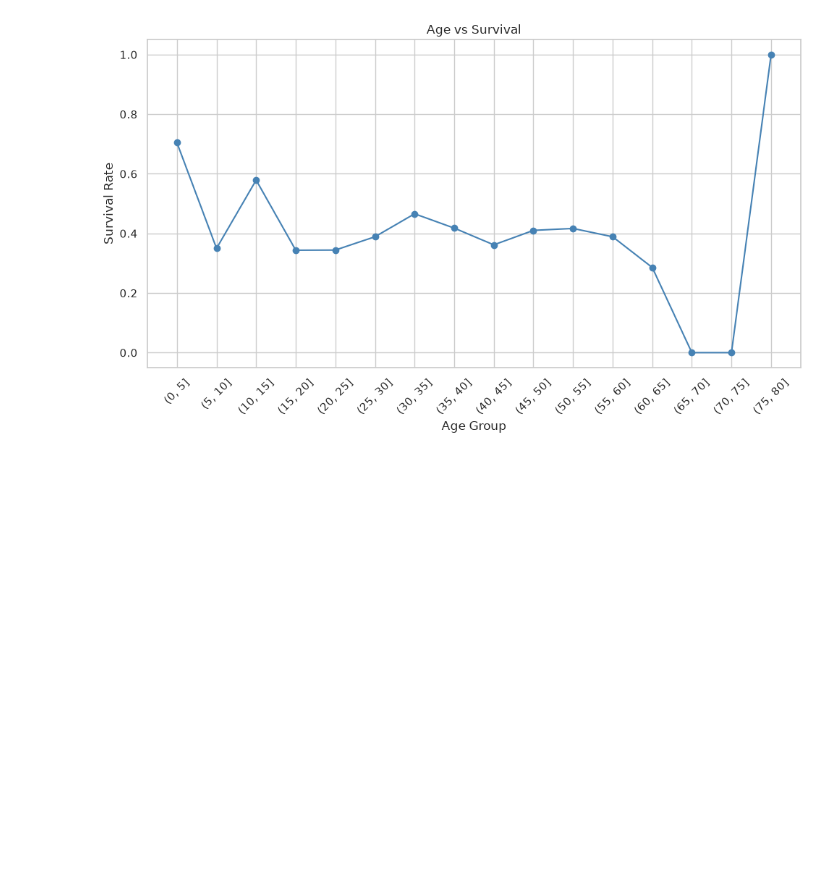
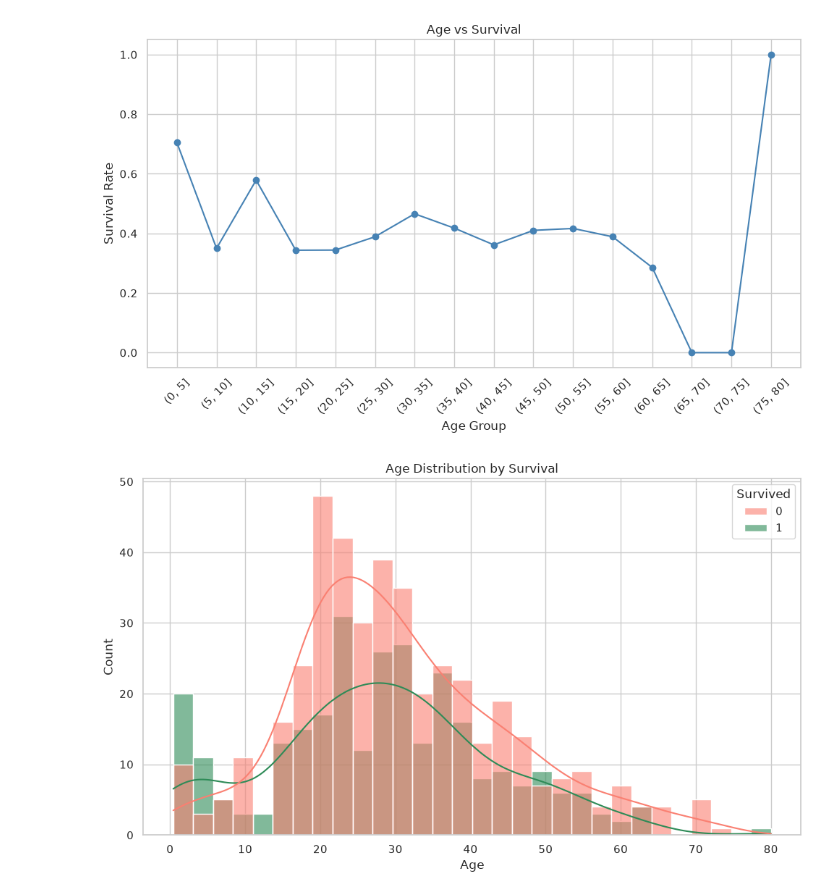
Before and after one commit to ItsUgesh/data-visualization, a Jupyter notebook: Untitled-1.ipynb, the cells around one changed output. Cells and saved outputs as stored; diff of their text form; code cells hidden in the pictures; blank space fills up the shorter version.

Commit message:
Add age distribution histogram split by survival status
Overlaid histogram with KDE comparing age distributions of survivors vs non-survivors.

```diff
--- a/Untitled-1.ipynb
+++ b/Untitled-1.ipynb
@@ -52,3 +52,15 @@ Data columns (total 12 columns):
 dtypes: float64(2), int64(5), str(5)
 memory usage: 83.7 KB
 [figure]
+# %%
+plt.figure(figsize=(10, 6))
+
+sns.histplot(data=titanic, x="Age", hue="Survived", bins=30, kde=True, palette=["salmon", "seagreen"], alpha=0.6)
+
+plt.title("Age Distribution by Survival")
+plt.xlabel("Age")
+plt.ylabel("Count")
+plt.tight_layout()
+plt.show()
+# %% [output]
+[figure, added]
```
